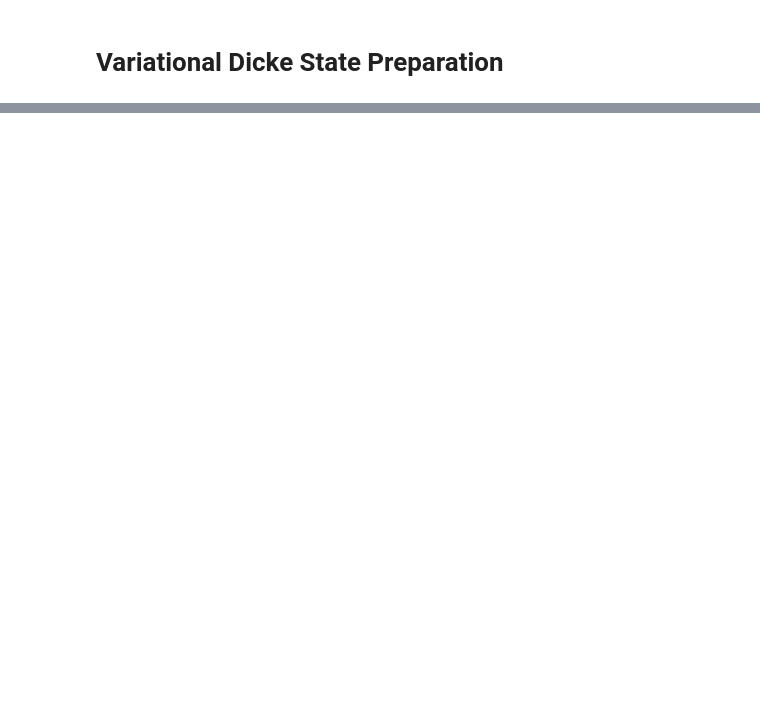
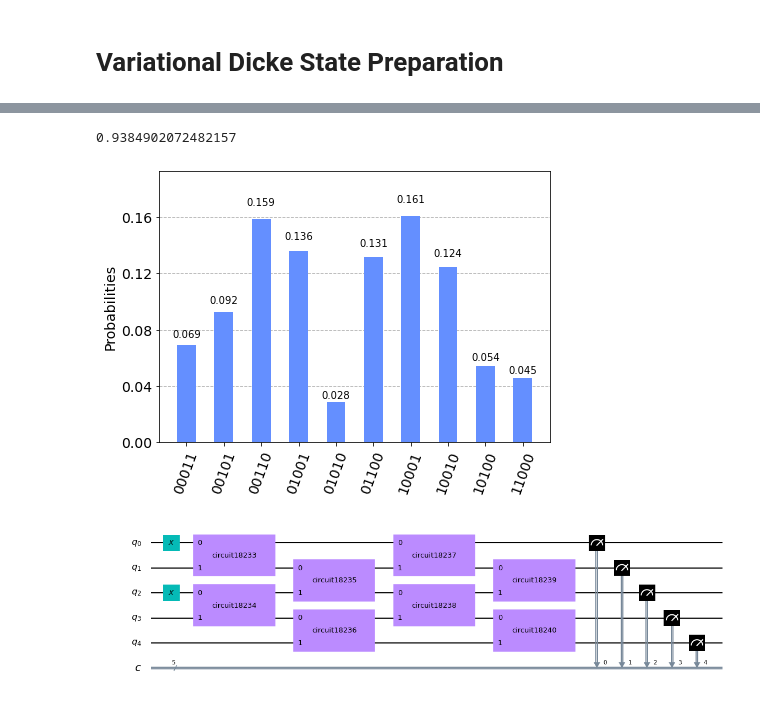
Before and after one commit to hallben4/Variational_Dicke_State_Preparation, a Jupyter notebook: Variational_General.ipynb, the cells around one changed output, grey strips where cells are left out. Saved outputs shown, nothing was run; the diff lists cells and outputs as text; code cells hidden in the pictures; blank space fills up the shorter version.

```diff
--- a/Variational_General.ipynb
+++ b/Variational_General.ipynb
@@ -139,0 +172,28 @@ def Dicke(n,k,layer,shots,init):
+# %%
+# No noise
+shots = 2048
+
+theta_min = pickle.load(open("D" + str(n) + str(k) + "_theta_min","rb"))
+
+qc = DickeCirc(n,k,layer,theta_min,init)
+
+# display (qc.draw(output='mpl'))
+
+# qc = transpile(qc, basis_gates=['u1', 'u2', 'u3', 'cx'], optimization_level=3)
+
+qc.measure(range(n),range(n))
+backend = Aer.get_backend("qasm_simulator")
+simulate = execute(qc, backend=backend, shots=shots)
+results = simulate.result()
+
+counts = results.get_counts()
+
+print(state_overlap(counts))
+
+display(plot_histogram(counts))
+
+qc.draw(output='mpl')
+# %% [output]
+0.9384902072482157
+[figure, added]
+[figure, added]
```
Also changed, not shown: parts of 11 cells of this notebook, 5 other files.
